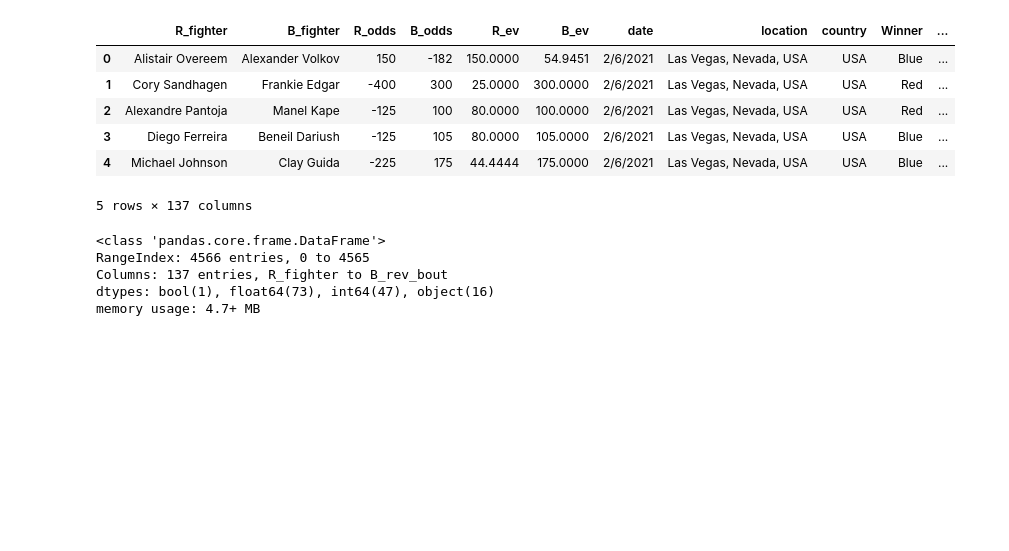
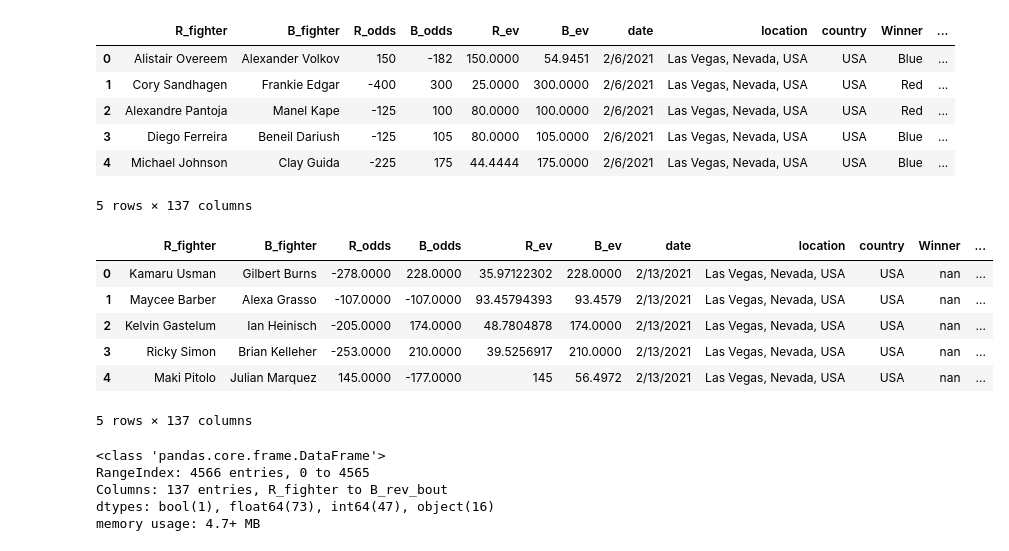
Before and after one commit to agregorash/UFC_Match_Outcome_Predictor, a Jupyter notebook: ML/data_preprocessing.ipynb, the cells around one changed output. Drawn from its saved outputs; the diff is of its cells as text; code cells hidden in the pictures; blank space fills up the shorter version.

```diff
--- a/ML/data_preprocessing.ipynb
+++ b/ML/data_preprocessing.ipynb
@@ -38,3 +38,15 @@ master_df.head()
 | 3 | Diego Ferreira | Beneil Dariush | -125 | 105 | 80.0000 | 105.0000 | 2/6/2021 | Las Vegas, Nevada, USA | USA | Blue | ... |
 | 4 | Michael Johnson | Clay Guida | -225 | 175 | 44.4444 | 175.0000 | 2/6/2021 | Las Vegas, Nevada, USA | USA | Blue | ... |
 5 rows × 137 columns
+# %%
+file_path_1 = "../Resources/upcoming-event.csv"
+upcoming_df = pd.read_csv(file_path_1, low_memory=False)
+upcoming_df.head()
+# %% [output]
+|  | R_fighter | B_fighter | R_odds | B_odds | R_ev | B_ev | date | location | country | Winner | ... |
+| 0 | Kamaru Usman | Gilbert Burns | -278.0000 | 228.0000 | 35.97122302 | 228.0000 | 2/13/2021 | Las Vegas, Nevada, USA | USA | nan | ... |
+| 1 | Maycee Barber | Alexa Grasso | -107.0000 | -107.0000 | 93.45794393 | 93.4579 | 2/13/2021 | Las Vegas, Nevada, USA | USA | nan | ... |
+| 2 | Kelvin Gastelum | Ian Heinisch | -205.0000 | 174.0000 | 48.7804878 | 174.0000 | 2/13/2021 | Las Vegas, Nevada, USA | USA | nan | ... |
+| 3 | Ricky Simon | Brian Kelleher | -253.0000 | 210.0000 | 39.5256917 | 210.0000 | 2/13/2021 | Las Vegas, Nevada, USA | USA | nan | ... |
+| 4 | Maki Pitolo | Julian Marquez | 145.0000 | -177.0000 | 145 | 56.4972 | 2/13/2021 | Las Vegas, Nevada, USA | USA | nan | ... |
+5 rows × 137 columns
```
Also changed, not shown: parts of 18 cells of this notebook, 10 other files.
